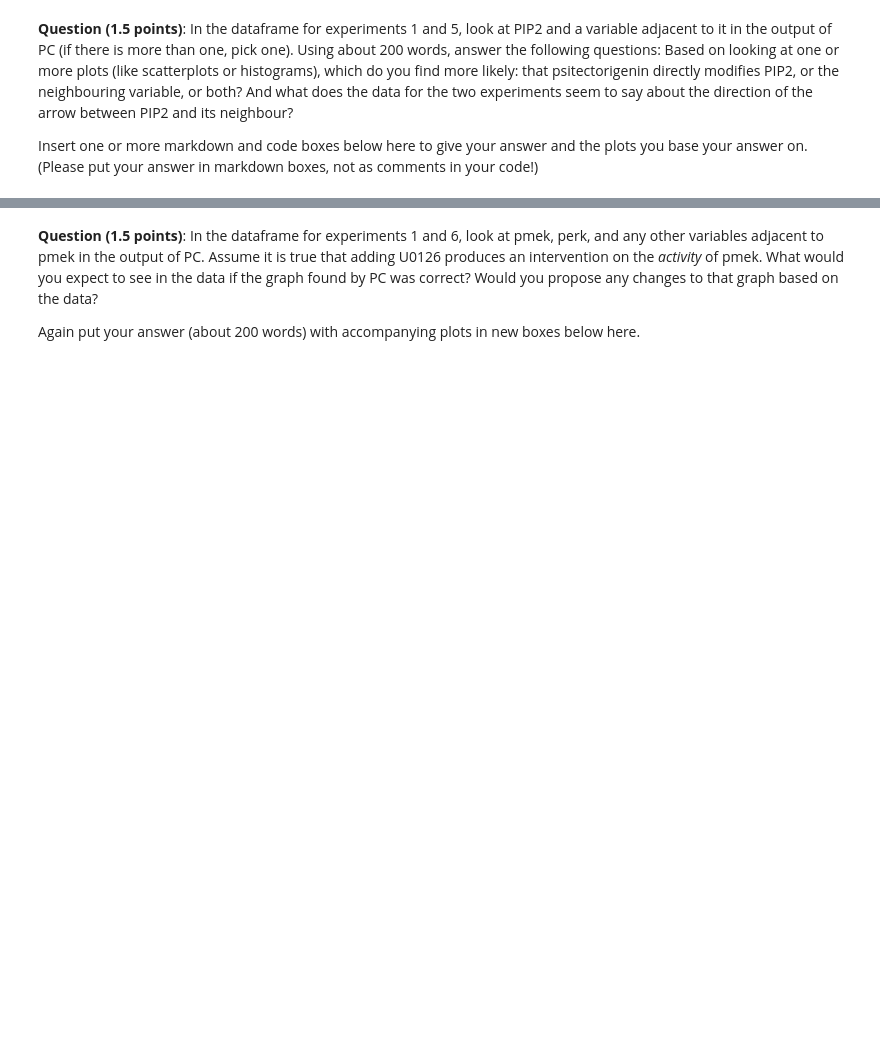
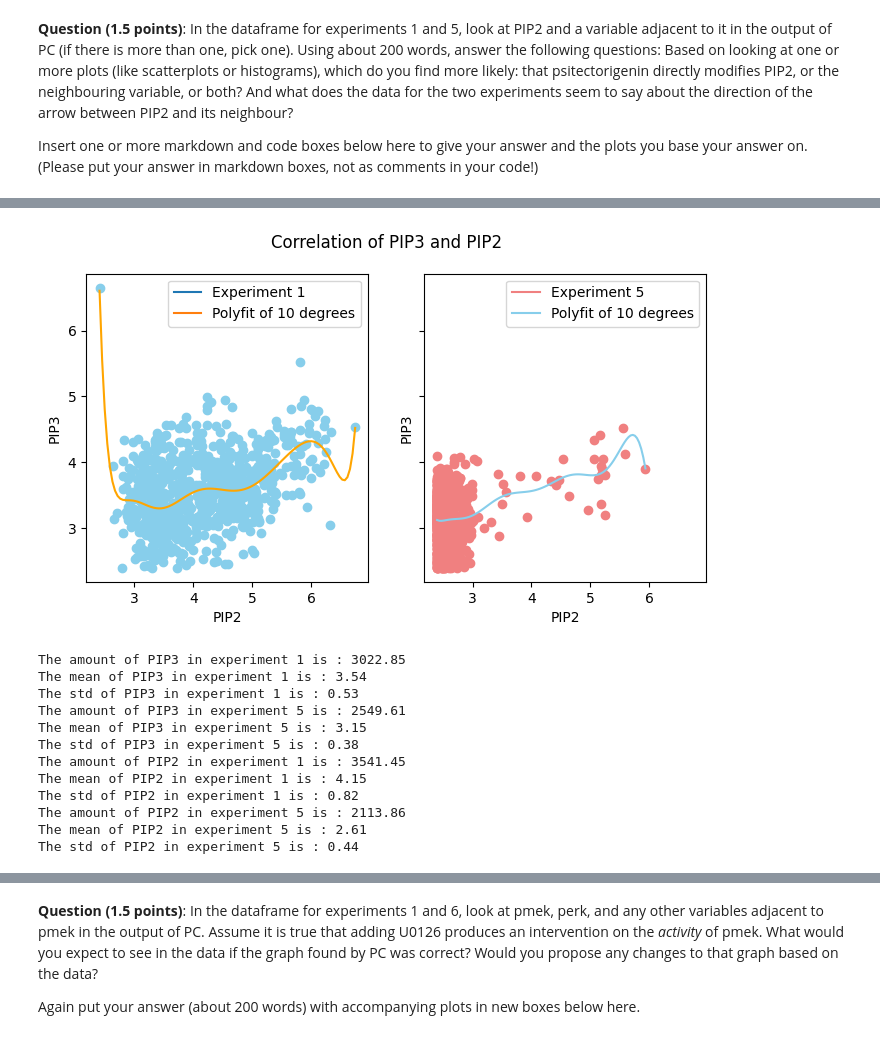
Before and after one commit to leidindi/AML, a Jupyter notebook: ass4/AML_assignment4.ipynb, the cells around one changed output, grey strips where cells are left out. Drawn from its saved outputs; the diff is of its cells as text; code cells hidden in the pictures; blank space fills up the shorter version.

```diff
--- a/ass4/AML_assignment4.ipynb
+++ b/ass4/AML_assignment4.ipynb
@@ -592,0 +542,64 @@ plt.show()
+# %%
+fig, (ax1, ax2) = plt.subplots(1, 2, figsize=(8, 4), sharex=True, sharey=True)
+
+ax1.scatter(PIP2_exp1,PIP3_exp1, color='skyblue')
+ax2.scatter(PIP2_exp5,PIP3_exp5, color='lightcoral')
+
+plt.suptitle("Correlation of PIP3 and PIP2")
+
+polycounts = 10
+empty_plot1, = plt.plot([], [], label='Experiment 1')
+empty_plot2, = plt.plot([], [], label=f'Polyfit of {polycounts} degrees')
+ax1.legend(handles=[empty_plot1,empty_plot2])
+empty_plot1, = plt.plot([], [], label='Experiment 5',c="lightcoral")
+empty_plot2, = plt.plot([], [], label=f'Polyfit of {polycounts} degrees',c="skyblue")
+ax2.legend(handles=[empty_plot1,empty_plot2])
+ax1.set_xlabel("PIP2")
+ax1.set_ylabel("PIP3")
+ax2.set_xlabel("PIP2")
+ax2.set_ylabel("PIP3")
+
+coefficients_exp1 = np.polyfit(PIP2_exp1, PIP3_exp1, polycounts)
+coefficients_exp5 = np.polyfit(PIP2_exp5, PIP3_exp5, polycounts)
+poly_function_exp1 = np.poly1d(coefficients_exp1)
+poly_function_exp5 = np.poly1d(coefficients_exp5)
+
+# Generate x values for the fitted curve
+x_fit_exp1 = np.linspace(min(PIP2_exp1), max(PIP2_exp1), 100)
+y_fit_exp1 = poly_function_exp1(x_fit_exp1)
+x_fit_exp5 = np.linspace(min(PIP2_exp5), max(PIP2_exp5), 100)
+y_fit_exp5 = poly_function_exp5(x_fit_exp5)
+ax1.plot(x_fit_exp1,y_fit_exp1,c="orange")
+ax2.plot(x_fit_exp5,y_fit_exp5,c="skyblue")
+
+plt.show()
+
+print(f'The amount of PIP3 in experiment 1 is : {sum(PIP3_exp1):.02f}')
+print(f'The mean of PIP3 in experiment 1 is : {np.mean(PIP3_exp1):.02f}')
+print(f'The std of PIP3 in experiment 1 is : {np.std(PIP3_exp1):.02f}')
+
+print(f'The amount of PIP3 in experiment 5 is : {sum(PIP3_exp5):.02f}')
+print(f'The mean of PIP3 in experiment 5 is : {np.mean(PIP3_exp5):.02f}')
+print(f'The std of PIP3 in experiment 5 is : {np.std(PIP3_exp5):.02f}')
+
+print(f'The amount of PIP2 in experiment 1 is : {sum(PIP2_exp1):.02f}')
+print(f'The mean of PIP2 in experiment 1 is : {np.mean(PIP2_exp1):.02f}')
+print(f'The std of PIP2 in experiment 1 is : {np.std(PIP2_exp1):.02f}')
+
+print(f'The amount of PIP2 in experiment 5 is : {sum(PIP2_exp5):.02f}')
+print(f'The mean of PIP2 in experiment 5 is : {np.mean(PIP2_exp5):.02f}')
+print(f'The std of PIP2 in experiment 5 is : {np.std(PIP2_exp5):.02f}')
+# %% [output]
+[figure, added]
+The amount of PIP3 in experiment 1 is : 3022.85
+The mean of PIP3 in experiment 1 is : 3.54
+The std of PIP3 in experiment 1 is : 0.53
+The amount of PIP3 in experiment 5 is : 2549.61
+The mean of PIP3 in experiment 5 is : 3.15
+The std of PIP3 in experiment 5 is : 0.38
+The amount of PIP2 in experiment 1 is : 3541.45
+The mean of PIP2 in experiment 1 is : 4.15
+The std of PIP2 in experiment 1 is : 0.82
+The amount of PIP2 in experiment 5 is : 2113.86
+The mean of PIP2 in experiment 5 is : 2.61
+The std of PIP2 in experiment 5 is : 0.44
```
Also changed, not shown: parts of 20 cells of this notebook.
